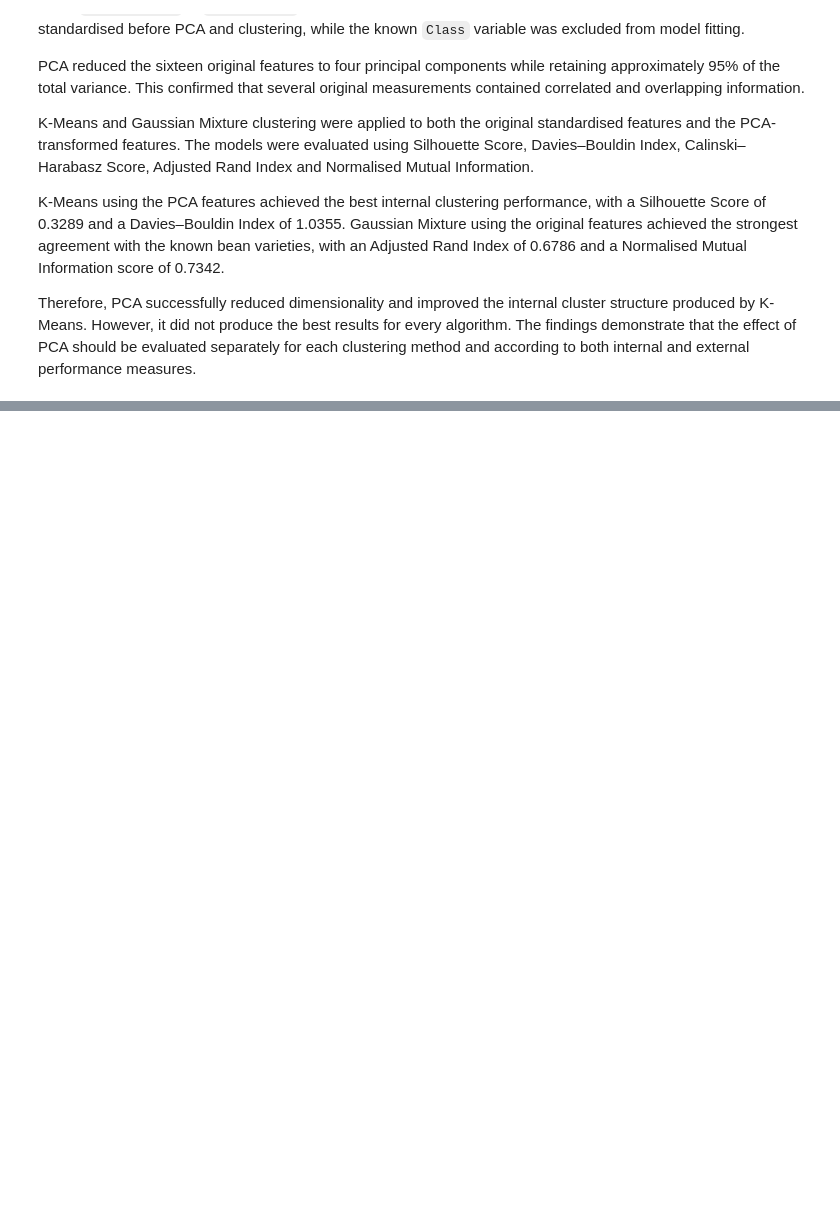
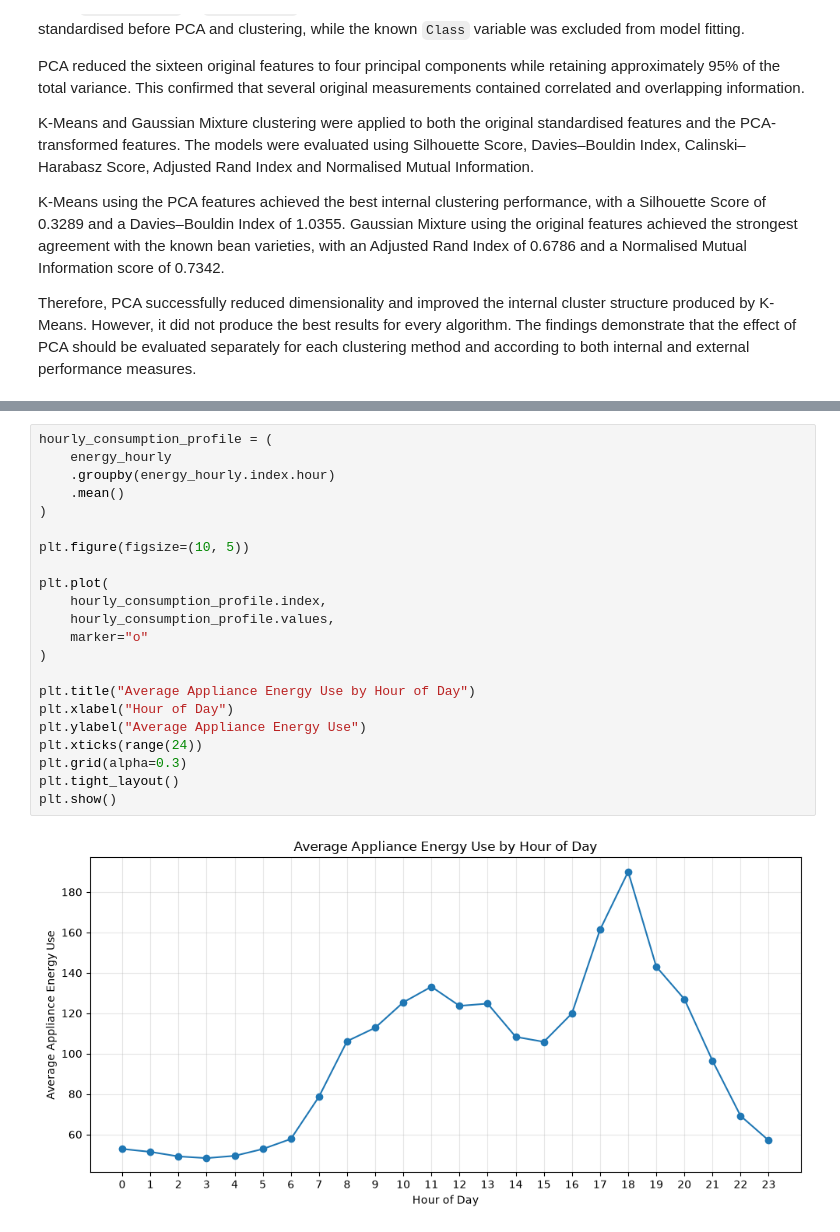
Before and after one commit to AmandaTFerraz/predictive-analytics-final-project, a Jupyter notebook: pda_finalproject.ipynb, the cells around one changed output, grey strips where cells are left out. Cells and saved outputs as stored; diff of their text form; blank space fills up the shorter version.

```diff
--- a/pda_finalproject.ipynb
+++ b/pda_finalproject.ipynb
@@ -2550,0 +2819,24 @@ Therefore, PCA successfully reduced dimensionality and improved the internal clu
+# %%
+hourly_consumption_profile = (
+    energy_hourly
+    .groupby(energy_hourly.index.hour)
+    .mean()
+)
+
+plt.figure(figsize=(10, 5))
+
+plt.plot(
+    hourly_consumption_profile.index,
+    hourly_consumption_profile.values,
+    marker="o"
+)
+
+plt.title("Average Appliance Energy Use by Hour of Day")
+plt.xlabel("Hour of Day")
+plt.ylabel("Average Appliance Energy Use")
+plt.xticks(range(24))
+plt.grid(alpha=0.3)
+plt.tight_layout()
+plt.show()
+# %% [output]
+[figure, added]
```
Also changed, not shown: parts of 44 cells of this notebook.
